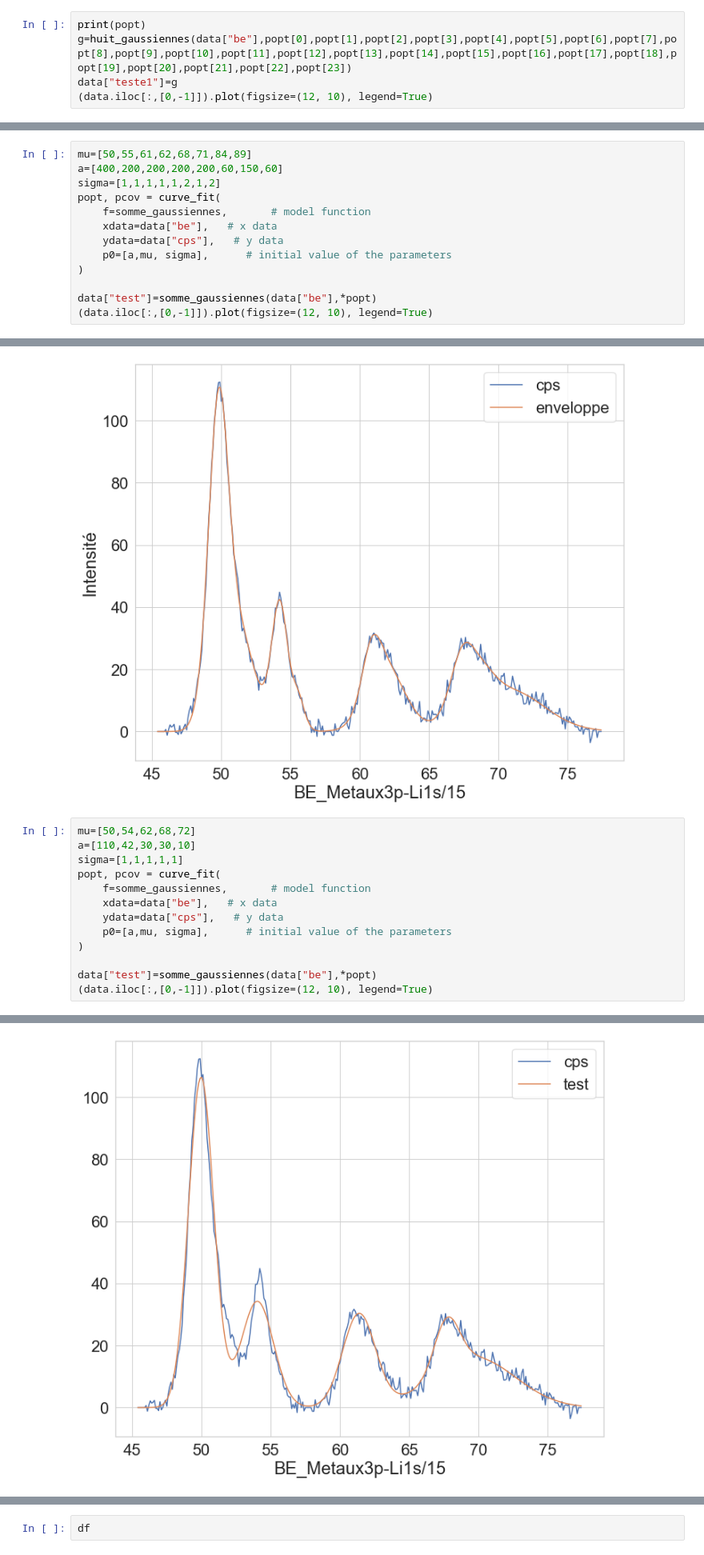
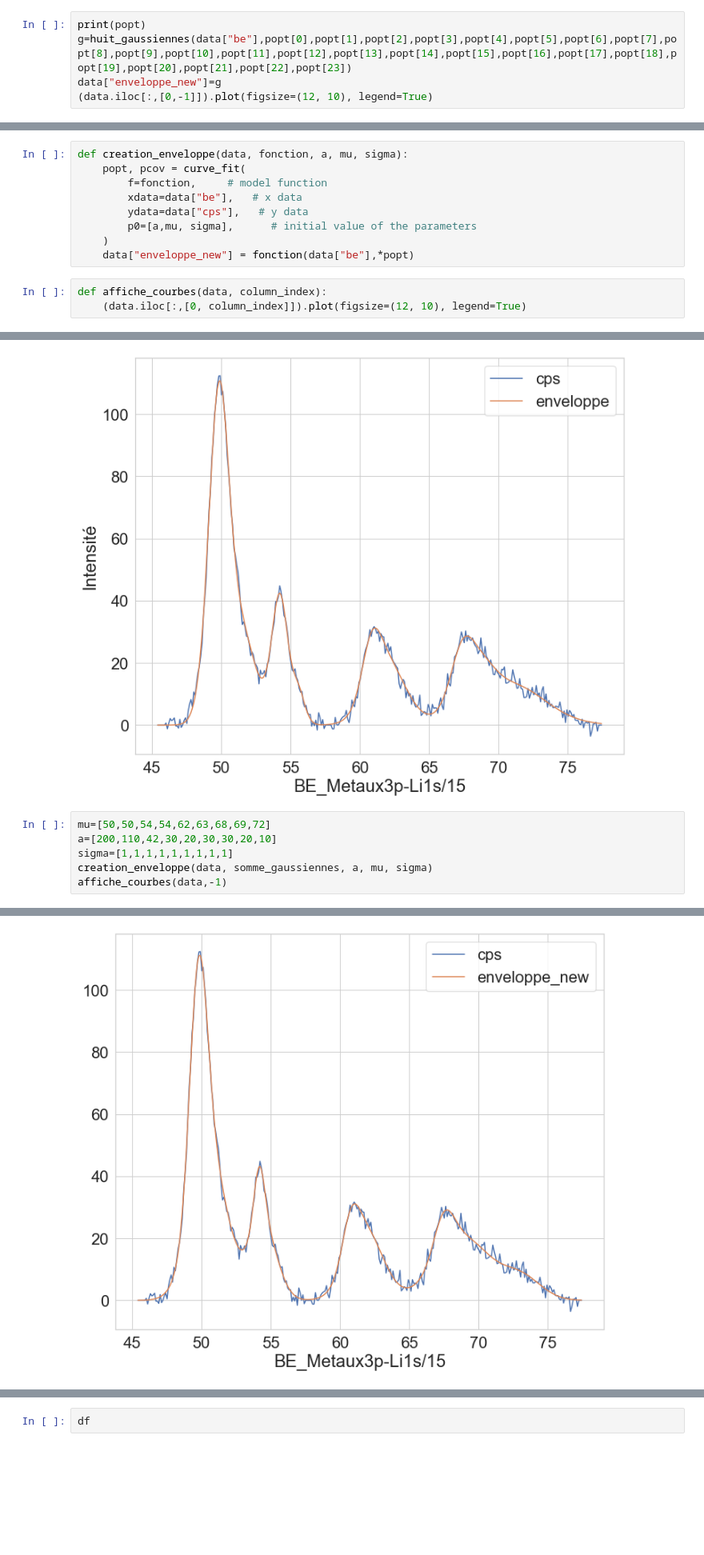
Before and after one commit to mblanchet002/PythonCMI, a Jupyter notebook: Projet_XPS.ipynb, the cells around one changed output, grey strips where cells are left out. Shown at 80% size. Saved outputs shown, nothing was run; the diff lists cells and outputs as text; blank space fills up the shorter version.

```diff
--- a/Projet_XPS.ipynb
+++ b/Projet_XPS.ipynb
@@ -409,7 +406,7 @@ popt, pcov = curve_fit(
 # %%
 print(popt)
 g=huit_gaussiennes(data["be"],popt[0],popt[1],popt[2],popt[3],popt[4],popt[5],popt[6],popt[7],popt[8],popt[9],popt[10],popt[11],popt[12],popt[13],popt[14],popt[15],popt[16],popt[17],popt[18],popt[19],popt[20],popt[21],popt[22],popt[23])
-data["teste1"]=g
+data["enveloppe_new"]=g
 (data.iloc[:,[0,-1]]).plot(figsize=(12, 10), legend=True)
 # %% [output]
 [400.53652962 112.01082491 165.46958988 170.10688998 106.35688689
@@ -432,16 +429,3 @@ def somme_gaussiennes (x,*args):
     for i in range(int(longueur)):
         res = res + gaussienne(x, args[i],args[i+int(longueur)],args[i+2*int(longueur)])
     return res
-# %%
-mu=[50,55,61,62,68,71,84,89]
-a=[400,200,200,200,200,60,150,60]
-sigma=[1,1,1,1,1,2,1,2]
-popt, pcov = curve_fit(
-    f=somme_gaussiennes,       # model function
-    xdata=data["be"],   # x data
-    ydata=data["cps"],   # y data
-    p0=[a,mu, sigma],      # initial value of the parameters
-)
-
-data["test"]=somme_gaussiennes(data["be"],*popt)
-(data.iloc[:,[0,-1]]).plot(figsize=(12, 10), legend=True)
@@ -454,0 +432,12 @@ data["test"]=somme_gaussiennes(data["be"],*popt)
+# %%
+def creation_enveloppe(data, fonction, a, mu, sigma):
+    popt, pcov = curve_fit(
+        f=fonction,     # model function
+        xdata=data["be"],   # x data
+        ydata=data["cps"],   # y data
+        p0=[a,mu, sigma],      # initial value of the parameters
+    )
+    data["enveloppe_new"] = fonction(data["be"],*popt)
+# %%
+def affiche_courbes(data, column_index):
+    (data.iloc[:,[0, column_index]]).plot(figsize=(12, 10), legend=True)
@@ -493,16 +490,9 @@ plt.ylabel("Intensité")
 Text(0, 0.5, 'Intensité')
 [figure]
 # %%
-mu=[50,54,62,68,72]
-a=[110,42,30,30,10]
-sigma=[1,1,1,1,1]
-popt, pcov = curve_fit(
-    f=somme_gaussiennes,       # model function
-    xdata=data["be"],   # x data
-    ydata=data["cps"],   # y data
-    p0=[a,mu, sigma],      # initial value of the parameters
-)
-
-data["test"]=somme_gaussiennes(data["be"],*popt)
-(data.iloc[:,[0,-1]]).plot(figsize=(12, 10), legend=True)
+mu=[50,50,54,54,62,63,68,69,72]
+a=[200,110,42,30,20,30,30,20,10]
+sigma=[1,1,1,1,1,1,1,1,1]
+creation_enveloppe(data, somme_gaussiennes, a, mu, sigma)
+affiche_courbes(data,-1)
 # %% [output]
@@ -510,4 +499,4 @@ data["test"]=somme_gaussiennes(data["be"],*popt)
-[figure, old version]
+[figure, new version]
 # %% [markdown]
 </br>
 </br>
```
Also changed, not shown: parts of 30 cells of this notebook.
